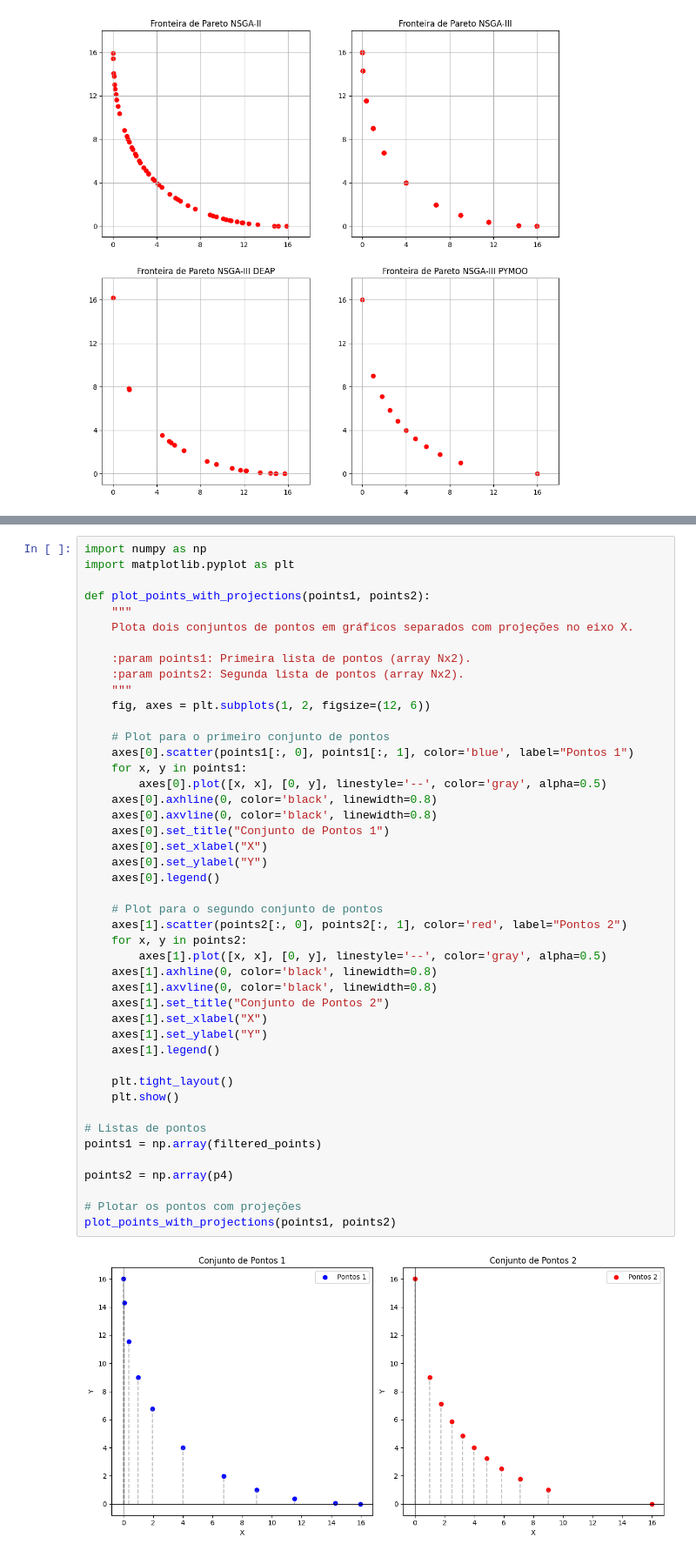
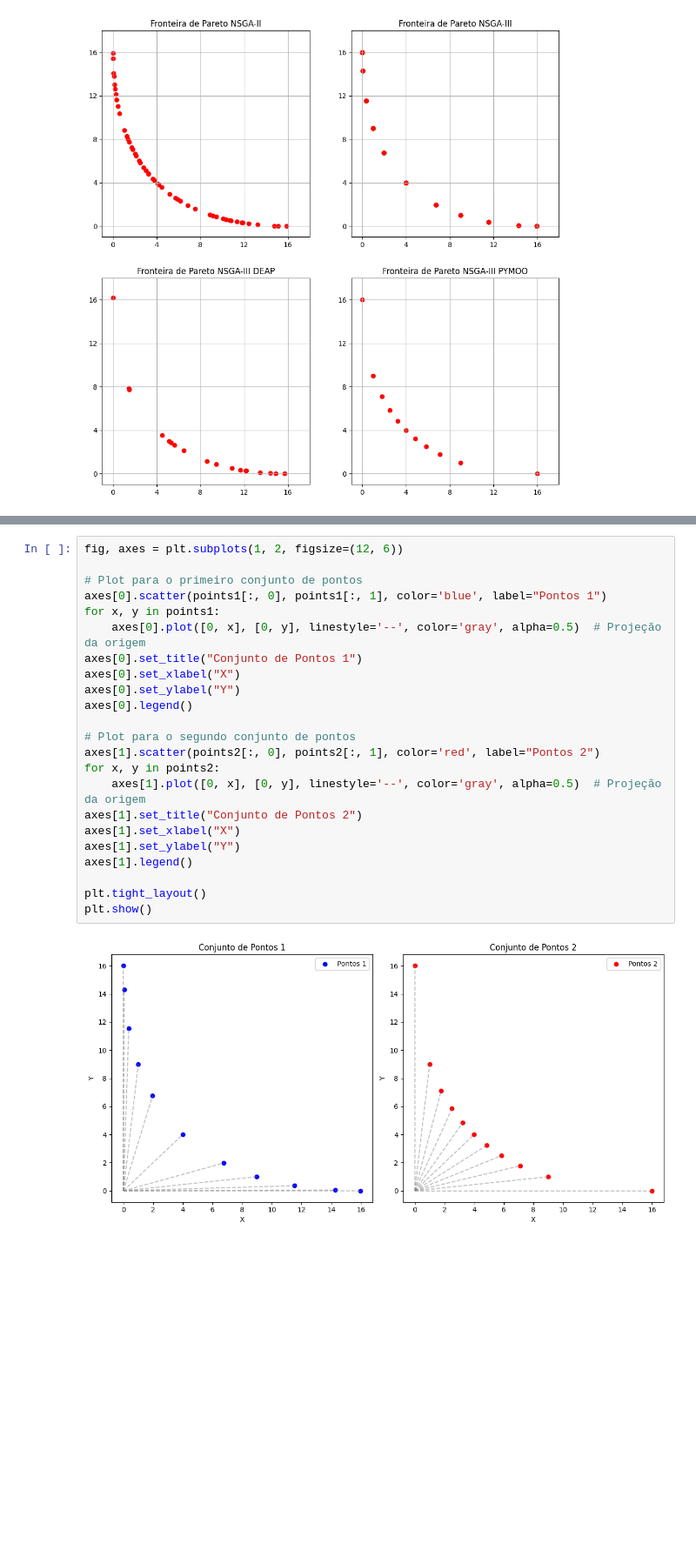
Before and after one commit to JunioCesarFerreira/NSGA-Studies, a Jupyter notebook: notebooks/nsga-comparations.ipynb, the cells around one changed output, grey strips where cells are left out. Shown at 87% size. Drawn from its saved outputs; the diff is of its cells as text; blank space fills up the shorter version.

Commit message:
update: nb with graphs for comparing different implementations

```diff
--- a/notebooks/nsga-comparations.ipynb
+++ b/notebooks/nsga-comparations.ipynb
@@ -774,47 +811,25 @@ Pontos filtrados:
 # %%
-import numpy as np
-import matplotlib.pyplot as plt
+fig, axes = plt.subplots(1, 2, figsize=(12, 6))
 
-def plot_points_with_projections(points1, points2):
-    """
-    Plota dois conjuntos de pontos em gráficos separados com projeções no eixo X.
+# Plot para o primeiro conjunto de pontos
+axes[0].scatter(points1[:, 0], points1[:, 1], color='blue', label="Pontos 1")
+for x, y in points1:
+    axes[0].plot([0, x], [0, y], linestyle='--', color='gray', alpha=0.5)  # Projeção da origem
+axes[0].set_title("Conjunto de Pontos 1")
+axes[0].set_xlabel("X")
+axes[0].set_ylabel("Y")
+axes[0].legend()
 
-    :param points1: Primeira lista de pontos (array Nx2).
-    :param points2: Segunda lista de pontos (array Nx2).
-    """
-    fig, axes = plt.subplots(1, 2, figsize=(12, 6))
+# Plot para o segundo conjunto de pontos
+axes[1].scatter(points2[:, 0], points2[:, 1], color='red', label="Pontos 2")
+for x, y in points2:
+    axes[1].plot([0, x], [0, y], linestyle='--', color='gray', alpha=0.5)  # Projeção da origem
+axes[1].set_title("Conjunto de Pontos 2")
+axes[1].set_xlabel("X")
+axes[1].set_ylabel("Y")
+axes[1].legend()
 
-    # Plot para o primeiro conjunto de pontos
-    axes[0].scatter(points1[:, 0], points1[:, 1], color='blue', label="Pontos 1")
-    for x, y in points1:
-        axes[0].plot([x, x], [0, y], linestyle='--', color='gray', alpha=0.5)
-    axes[0].axhline(0, color='black', linewidth=0.8)
-    axes[0].axvline(0, color='black', linewidth=0.8)
-    axes[0].set_title("Conjunto de Pontos 1")
-    axes[0].set_xlabel("X")
-    axes[0].set_ylabel("Y")
-    axes[0].legend()
-
-    # Plot para o segundo conjunto de pontos
-    axes[1].scatter(points2[:, 0], points2[:, 1], color='red', label="Pontos 2")
-    for x, y in points2:
-        axes[1].plot([x, x], [0, y], linestyle='--', color='gray', alpha=0.5)
-    axes[1].axhline(0, color='black', linewidth=0.8)
-    axes[1].axvline(0, color='black', linewidth=0.8)
-    axes[1].set_title("Conjunto de Pontos 2")
-    axes[1].set_xlabel("X")
-    axes[1].set_ylabel("Y")
-    axes[1].legend()
-
-    plt.tight_layout()
-    plt.show()
-
-# Listas de pontos
-points1 = np.array(filtered_points)
-
-points2 = np.array(p4)
-
-# Plotar os pontos com projeções
-plot_points_with_projections(points1, points2)
+plt.tight_layout()
+plt.show()
 # %% [output]
-[figure, old version]
+[figure, new version]
```
Also changed, not shown: parts of 10 cells of this notebook.
